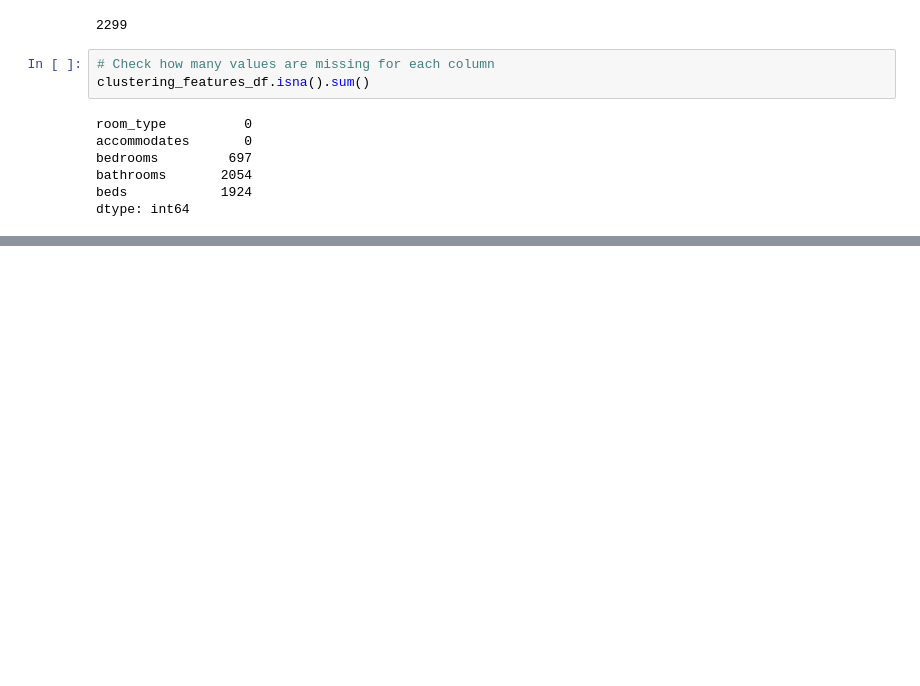
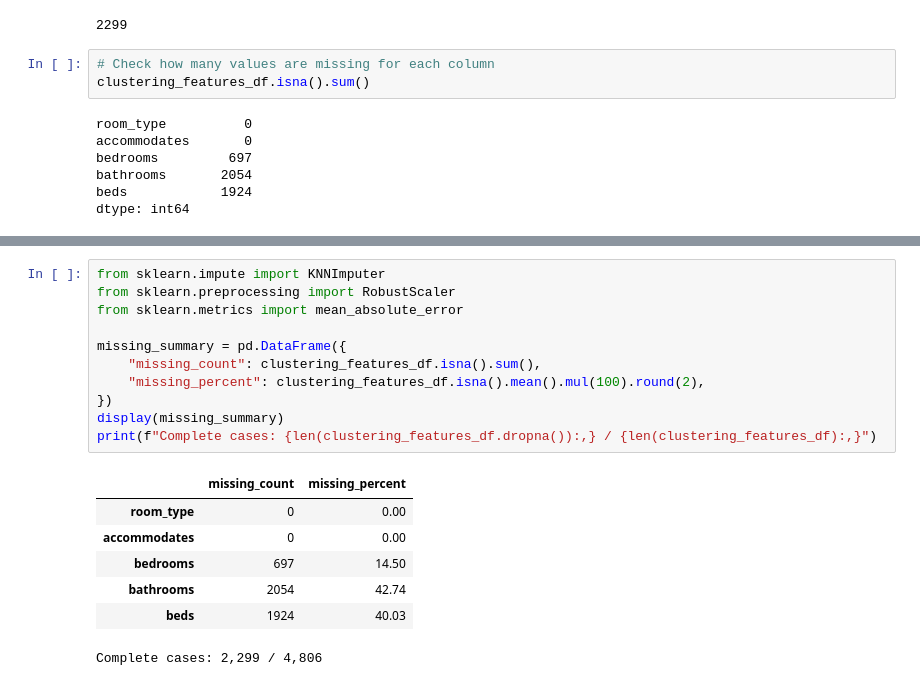
Before and after one commit to Petterluring/4dt911-vis-project-research, a Jupyter notebook: notebooks/experimentations/clustering.ipynb, the cells around one changed output, grey strips where cells are left out. Saved outputs shown, nothing was run; the diff lists cells and outputs as text; blank space fills up the shorter version.

```diff
--- a/notebooks/experimentations/clustering.ipynb
+++ b/notebooks/experimentations/clustering.ipynb
@@ -98,0 +154,19 @@ dtype: int64
+# %%
+from sklearn.impute import KNNImputer
+from sklearn.preprocessing import RobustScaler
+from sklearn.metrics import mean_absolute_error
+
+missing_summary = pd.DataFrame({
+    "missing_count": clustering_features_df.isna().sum(),
+    "missing_percent": clustering_features_df.isna().mean().mul(100).round(2),
+})
+display(missing_summary)
+print(f"Complete cases: {len(clustering_features_df.dropna()):,} / {len(clustering_features_df):,}")
+# %% [output]
+|  | missing_count | missing_percent |
+| room_type | 0 | 0.00 |
+| accommodates | 0 | 0.00 |
+| bedrooms | 697 | 14.50 |
+| bathrooms | 2054 | 42.74 |
+| beds | 1924 | 40.03 |
+Complete cases: 2,299 / 4,806
```
Also changed, not shown: parts of 13 cells of this notebook.
